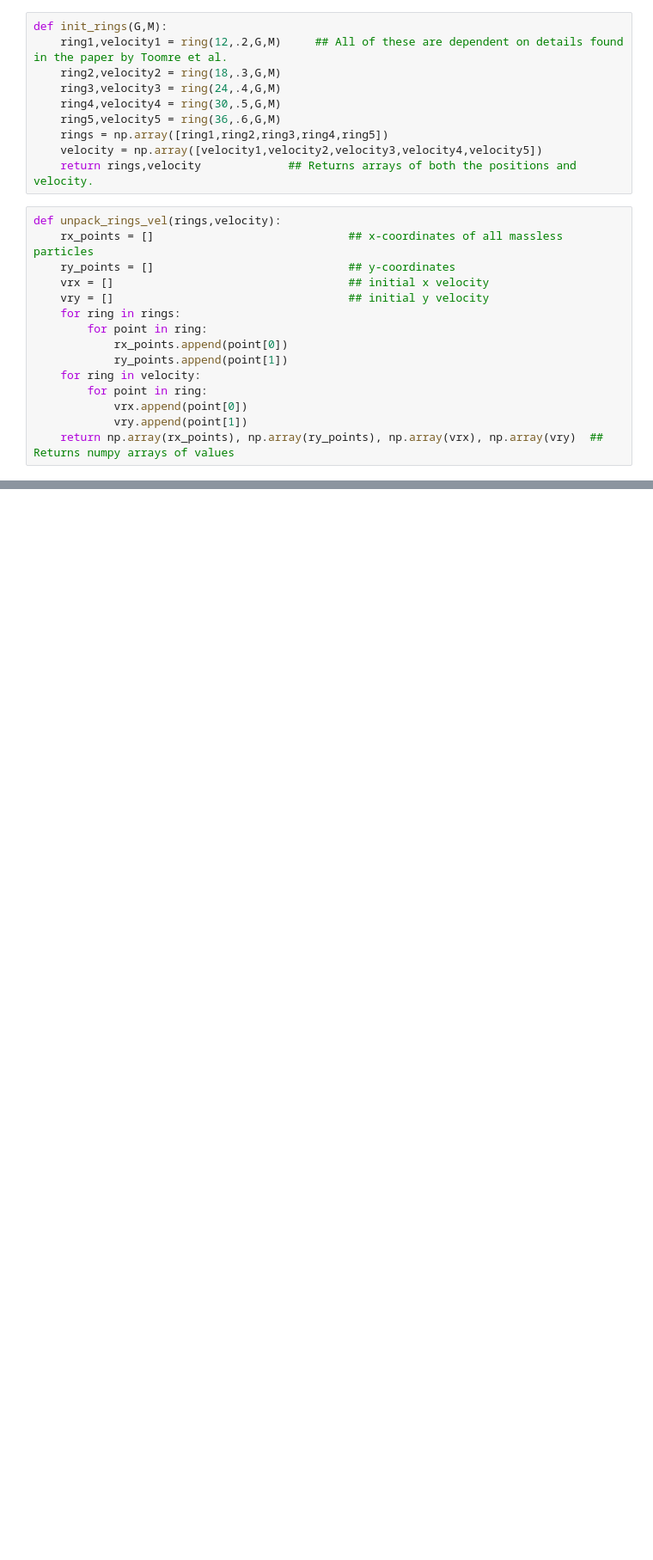
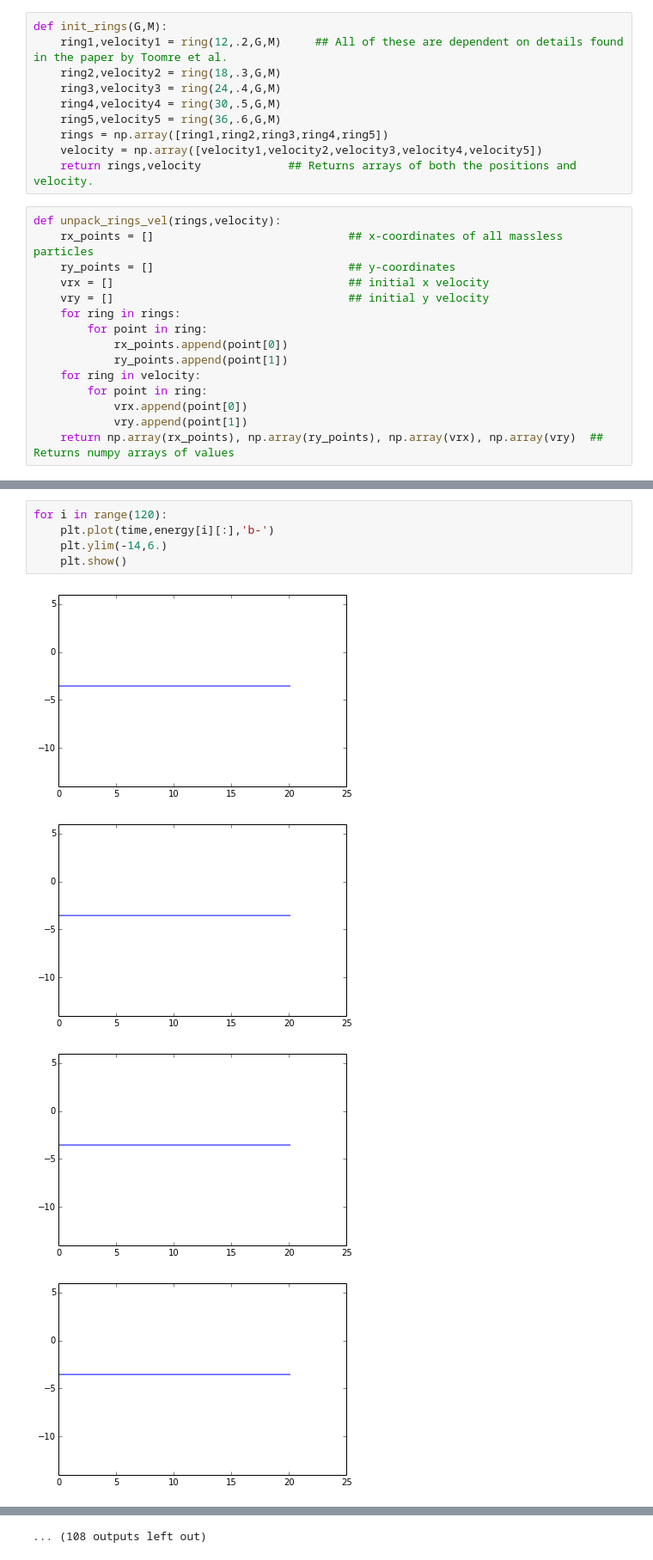
Before and after one commit to mkourjan/GalaxyProject, a Jupyter notebook: EnergyPlots.ipynb, the cells around one changed output, grey strips where cells are left out. Shown: that part at 86% size. Saved outputs shown, nothing was run; the diff lists cells and outputs as text; blank space fills up the shorter version.

```diff
--- a/EnergyPlots.ipynb
+++ b/EnergyPlots.ipynb
@@ -124,0 +169,10 @@ def Make_Master_Array(Rx0 = -8, Ry0 = -9,Initial_velocity_X = 0.85,Initial_veloc
+# %%
+for i in range(120):
+    plt.plot(time,energy[i][:],'b-')
+    plt.ylim(-14,6.)
+    plt.show()
+# %% [output]
+[figure, added]
+[figure, added]
+[figure, added]
+[figure, added]
@@ -124,0 +187 @@ def Make_Master_Array(Rx0 = -8, Ry0 = -9,Initial_velocity_X = 0.85,Initial_veloc
+... (108 outputs left out)
```
Also changed, not shown: parts of 13 cells of this notebook, 1 other file.
